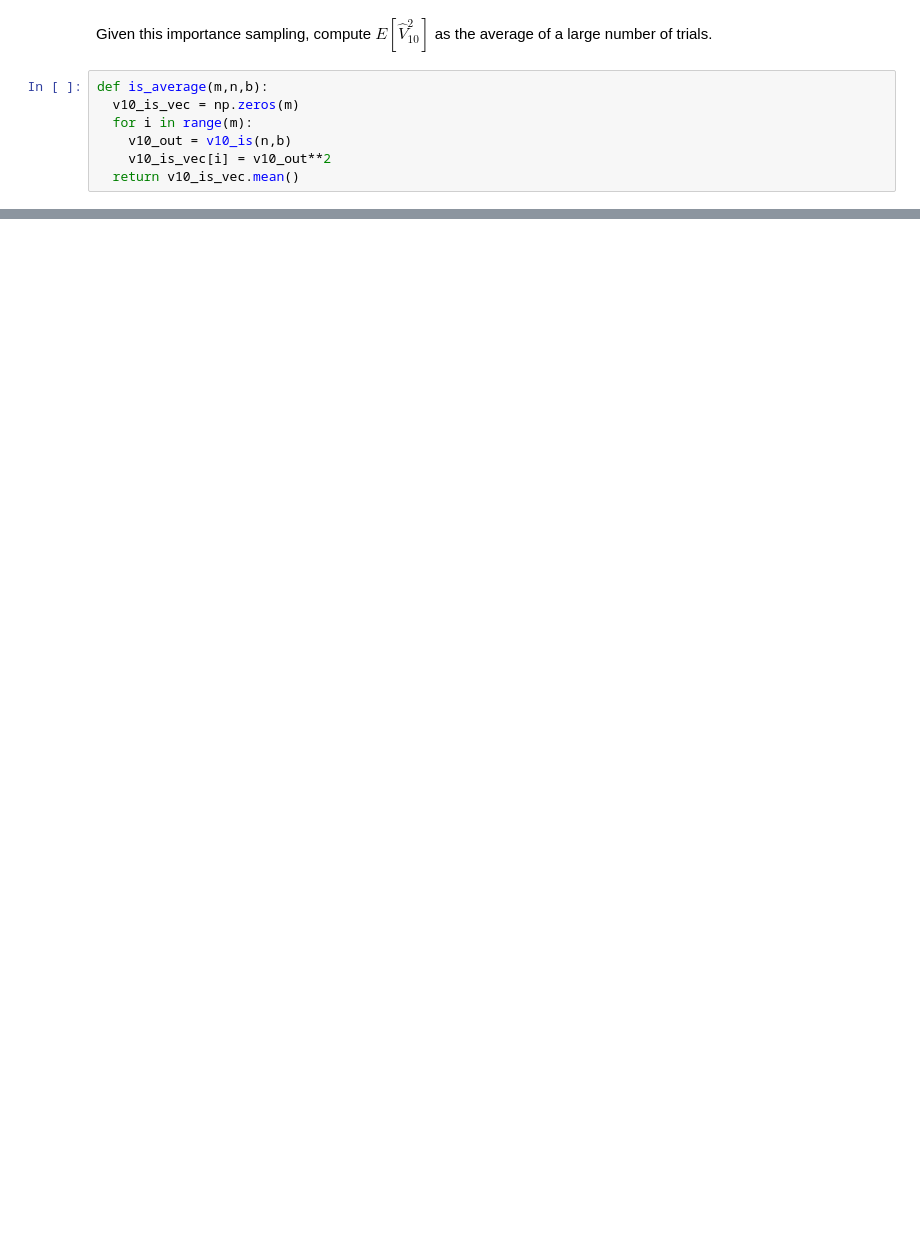
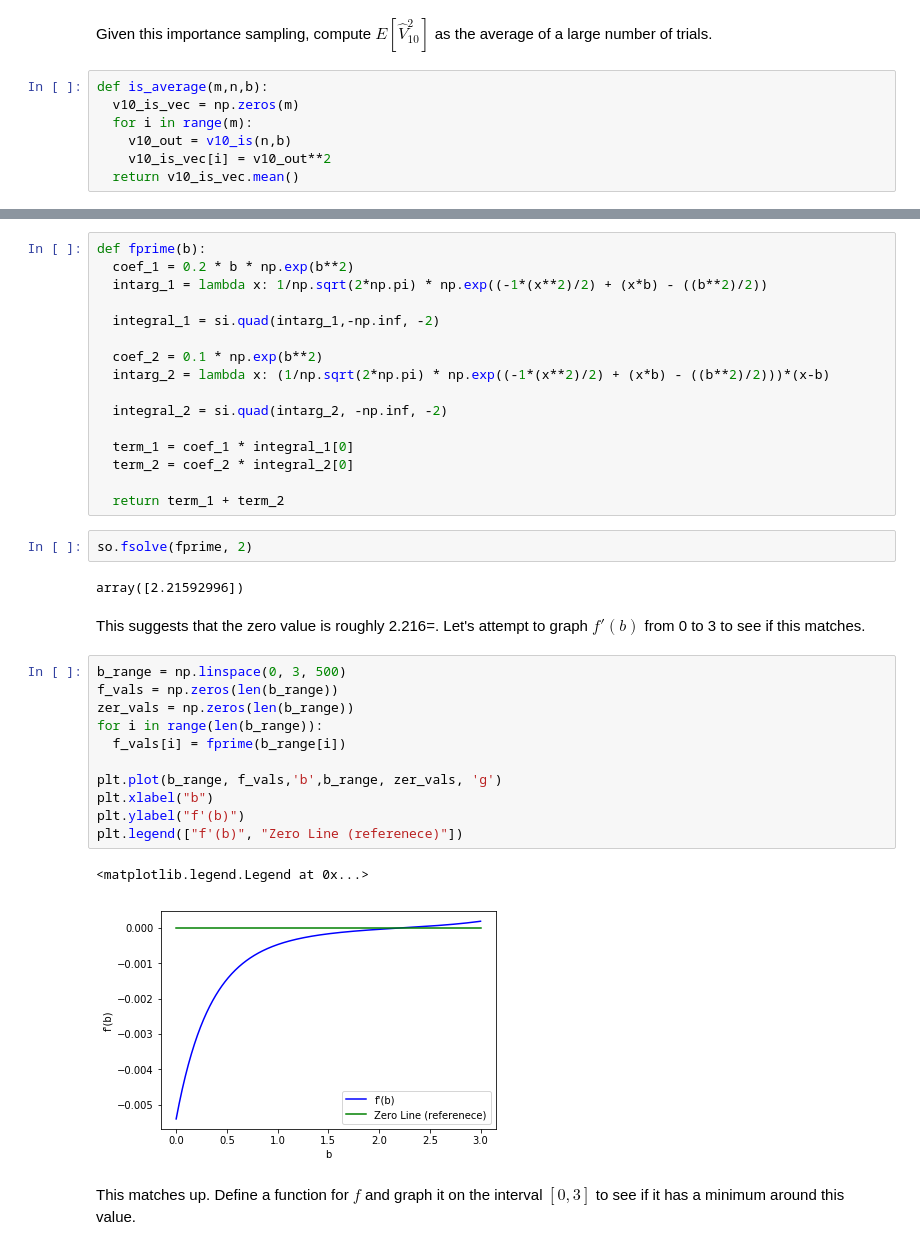
Before and after one commit to TALeonard/19ma573thomasleonard, a Jupyter notebook: src/hw12_v01.ipynb, the cells around one changed output, grey strips where cells are left out. Saved outputs shown, nothing was run; the diff lists cells and outputs as text; blank space fills up the shorter version.

```diff
--- a/src/hw12_v01.ipynb
+++ b/src/hw12_v01.ipynb
@@ -69,0 +131,38 @@ As for making the Importance Sampling most efficient... I'm not entirely sure.
+# %%
+def fprime(b):
+  coef_1 = 0.2 * b * np.exp(b**2)
+  intarg_1 = lambda x: 1/np.sqrt(2*np.pi) * np.exp((-1*(x**2)/2) + (x*b) - ((b**2)/2))
+
+  integral_1 = si.quad(intarg_1,-np.inf, -2)
+
+  coef_2 = 0.1 * np.exp(b**2)
+  intarg_2 = lambda x: (1/np.sqrt(2*np.pi) * np.exp((-1*(x**2)/2) + (x*b) - ((b**2)/2)))*(x-b)
+
+  integral_2 = si.quad(intarg_2, -np.inf, -2)
+
+  term_1 = coef_1 * integral_1[0]
+  term_2 = coef_2 * integral_2[0]
+
+  return term_1 + term_2
+# %%
+so.fsolve(fprime, 2)
+# %% [output]
+array([2.21592996])
+# %% [markdown]
+This suggests that the zero value is roughly 2.216=. Let's attempt to graph $f'(b)$ from 0 to 3 to see if this matches.
+# %%
+b_range = np.linspace(0, 3, 500)
+f_vals = np.zeros(len(b_range))
+zer_vals = np.zeros(len(b_range))
+for i in range(len(b_range)):
+  f_vals[i] = fprime(b_range[i])
+
+plt.plot(b_range, f_vals,'b',b_range, zer_vals, 'g')
+plt.xlabel("b")
+plt.ylabel("f'(b)")
+plt.legend(["f'(b)", "Zero Line (referenece)"])
+# %% [output]
+<matplotlib.legend.Legend at 0x...>
+[figure, added]
+# %% [markdown]
+This matches up. Define a function for $f$ and graph it on the interval $[0, 3]$ to see if it has a minimum around this value.
```
Also changed, not shown: parts of 14 cells of this notebook.
